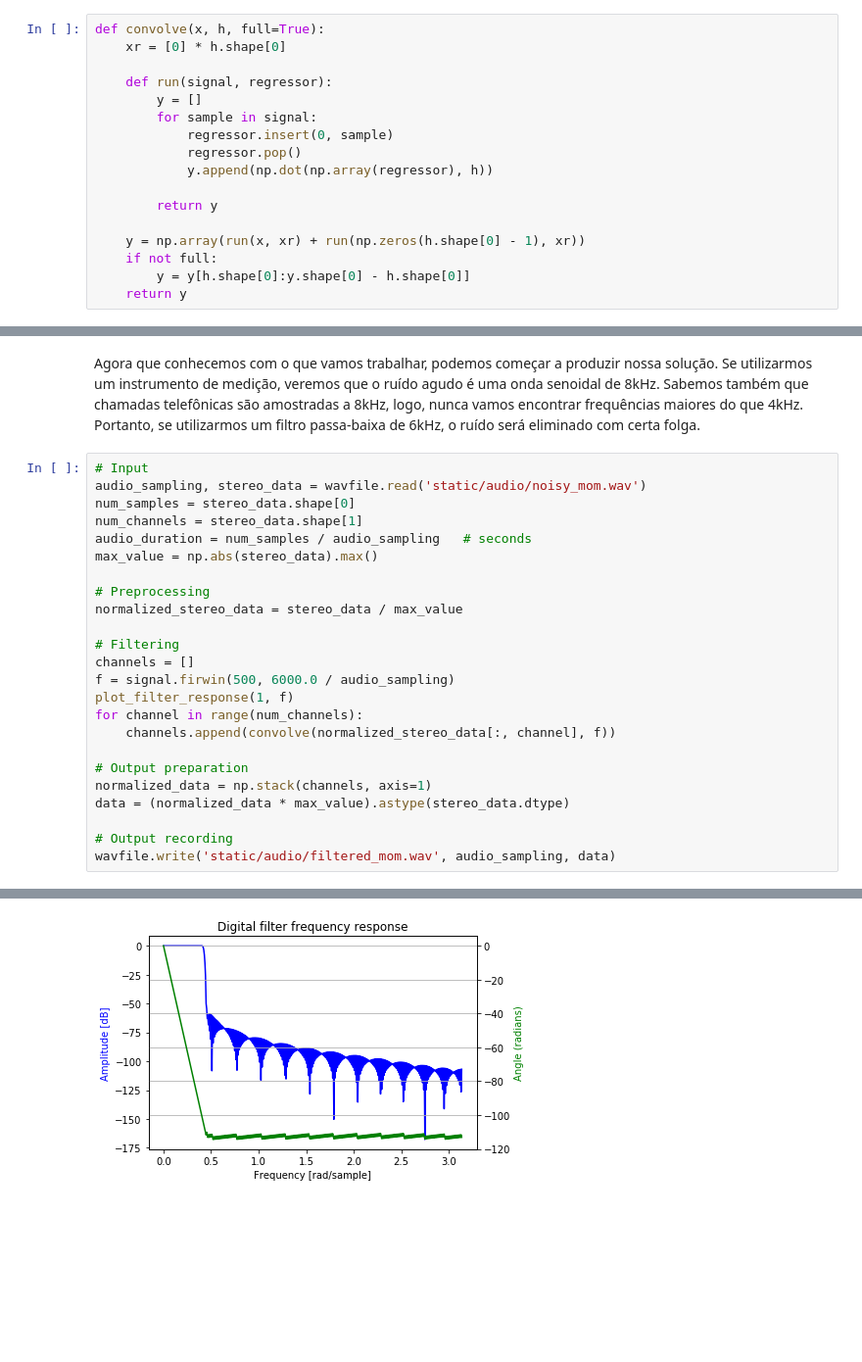
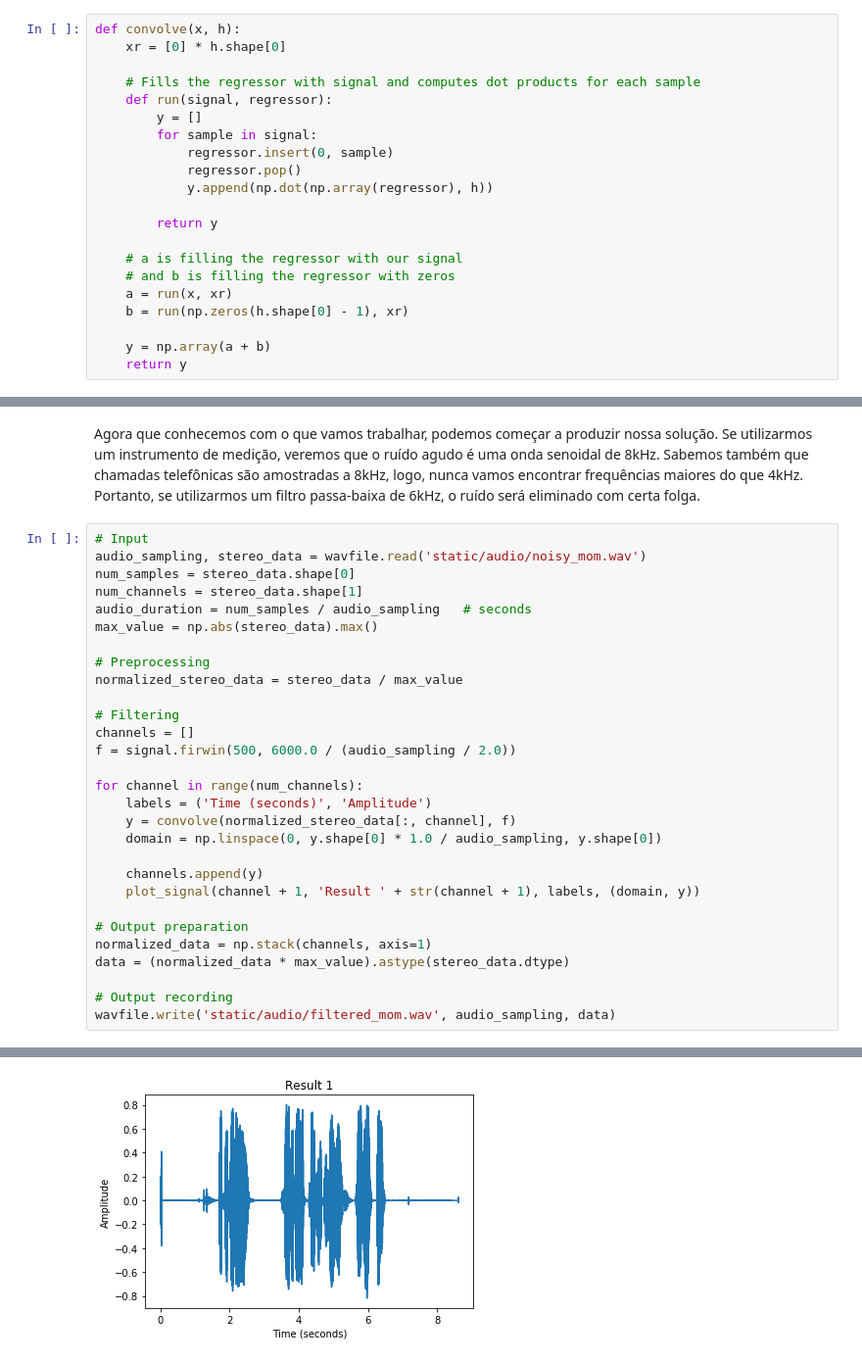
Before and after one commit to itsmealves/lab-sistemas-comunicacao, a Jupyter notebook: filtros.ipynb, the cells around one changed output, grey strips where cells are left out. Shown at 98% size. Saved outputs shown, nothing was run; the diff lists cells and outputs as text; blank space fills up the shorter version.

```diff
--- a/filtros.ipynb
+++ b/filtros.ipynb
@@ -177,7 +195,8 @@ Visto este exemplo, podemos implementar uma operação de convolução.
 # %%
-def convolve(x, h, full=True):
+def convolve(x, h):
     xr = [0] * h.shape[0]
 
+    # Fills the regressor with signal and computes dot products for each sample
     def run(signal, regressor):
         y = []
         for sample in signal:
@@ -187,7 +206,10 @@ def convolve(x, h, full=True):
 
         return y
 
-    y = np.array(run(x, xr) + run(np.zeros(h.shape[0] - 1), xr))
-    if not full:
-        y = y[h.shape[0]:y.shape[0] - h.shape[0]]
+    # a is filling the regressor with our signal
+    # and b is filling the regressor with zeros
+    a = run(x, xr)
+    b = run(np.zeros(h.shape[0] - 1), xr)
+
+    y = np.array(a + b)
     return y
@@ -262,10 +296,15 @@ normalized_stereo_data = stereo_data / max_value
 
 # Filtering
 channels = []
-f = signal.firwin(500, 6000.0 / audio_sampling)
-plot_filter_response(1, f)
+f = signal.firwin(500, 6000.0 / (audio_sampling / 2.0))
+
 for channel in range(num_channels):
-    channels.append(convolve(normalized_stereo_data[:, channel], f))
+    labels = ('Time (seconds)', 'Amplitude')
+    y = convolve(normalized_stereo_data[:, channel], f)
+    domain = np.linspace(0, y.shape[0] * 1.0 / audio_sampling, y.shape[0])
+
+    channels.append(y)
+    plot_signal(channel + 1, 'Result ' + str(channel + 1), labels, (domain, y))
 
 # Output preparation
 normalized_data = np.stack(channels, axis=1)
@@ -278 +316 @@ wavfile.write('static/audio/filtered_mom.wav', audio_sampling, data)
-[figure, old version]
+[figure, new version]
```
Also changed, not shown: parts of 18 cells of this notebook, 2 other files.
